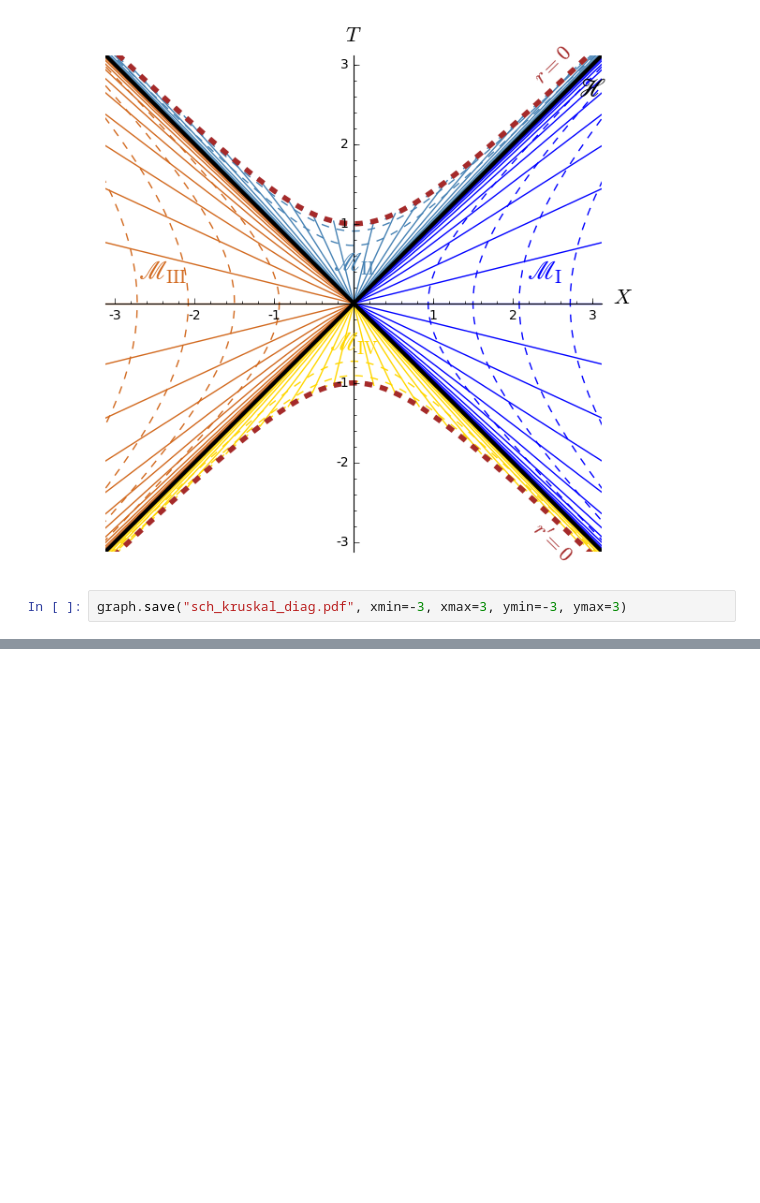
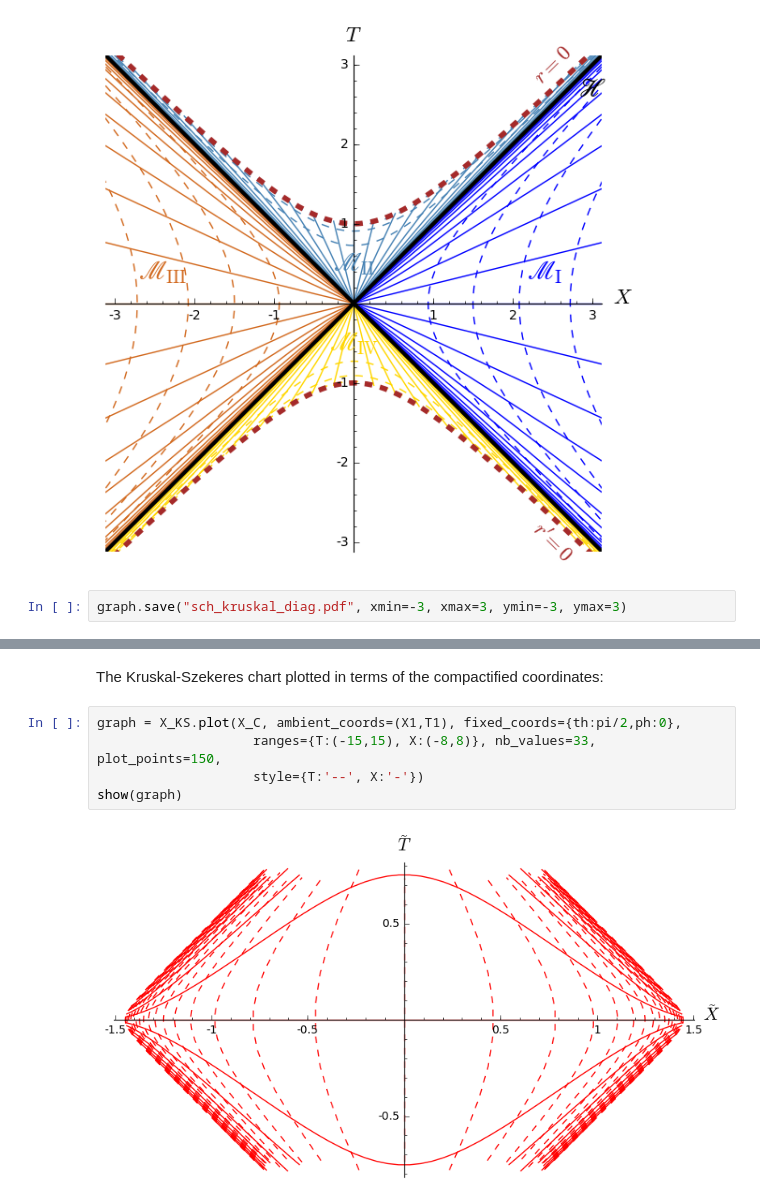
Before and after one commit to egourgoulhon/BHLectures, a Jupyter notebook: sage/Schwarz_Kruskal_Szekeres.ipynb, the cells around one changed output, grey strips where cells are left out. Cells and saved outputs as stored; diff of their text form; blank space fills up the shorter version.

```diff
--- a/sage/Schwarz_Kruskal_Szekeres.ipynb
+++ b/sage/Schwarz_Kruskal_Szekeres.ipynb
@@ -323,0 +374,9 @@ graph.save("sch_kruskal_diag.pdf", xmin=-3, xmax=3, ymin=-3, ymax=3)
+# %% [markdown]
+The Kruskal-Szekeres chart plotted in terms of the compactified coordinates:
+# %%
+graph = X_KS.plot(X_C, ambient_coords=(X1,T1), fixed_coords={th:pi/2,ph:0},
+                    ranges={T:(-15,15), X:(-8,8)}, nb_values=33, plot_points=150,
+                    style={T:'--', X:'-'})
+show(graph)
+# %% [output]
+[figure, added]
```
Also changed, not shown: parts of 20 cells of this notebook, 3 other files.
